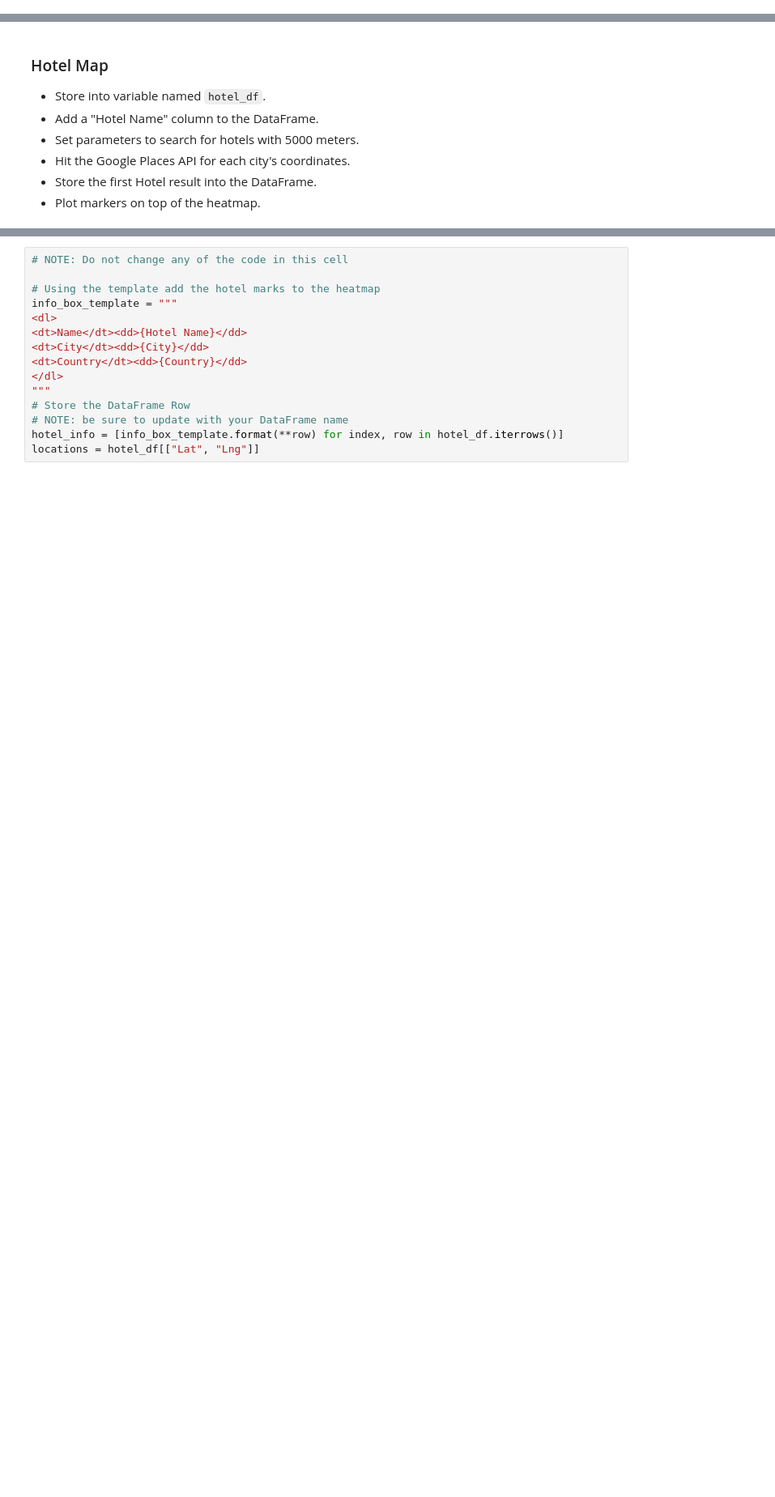
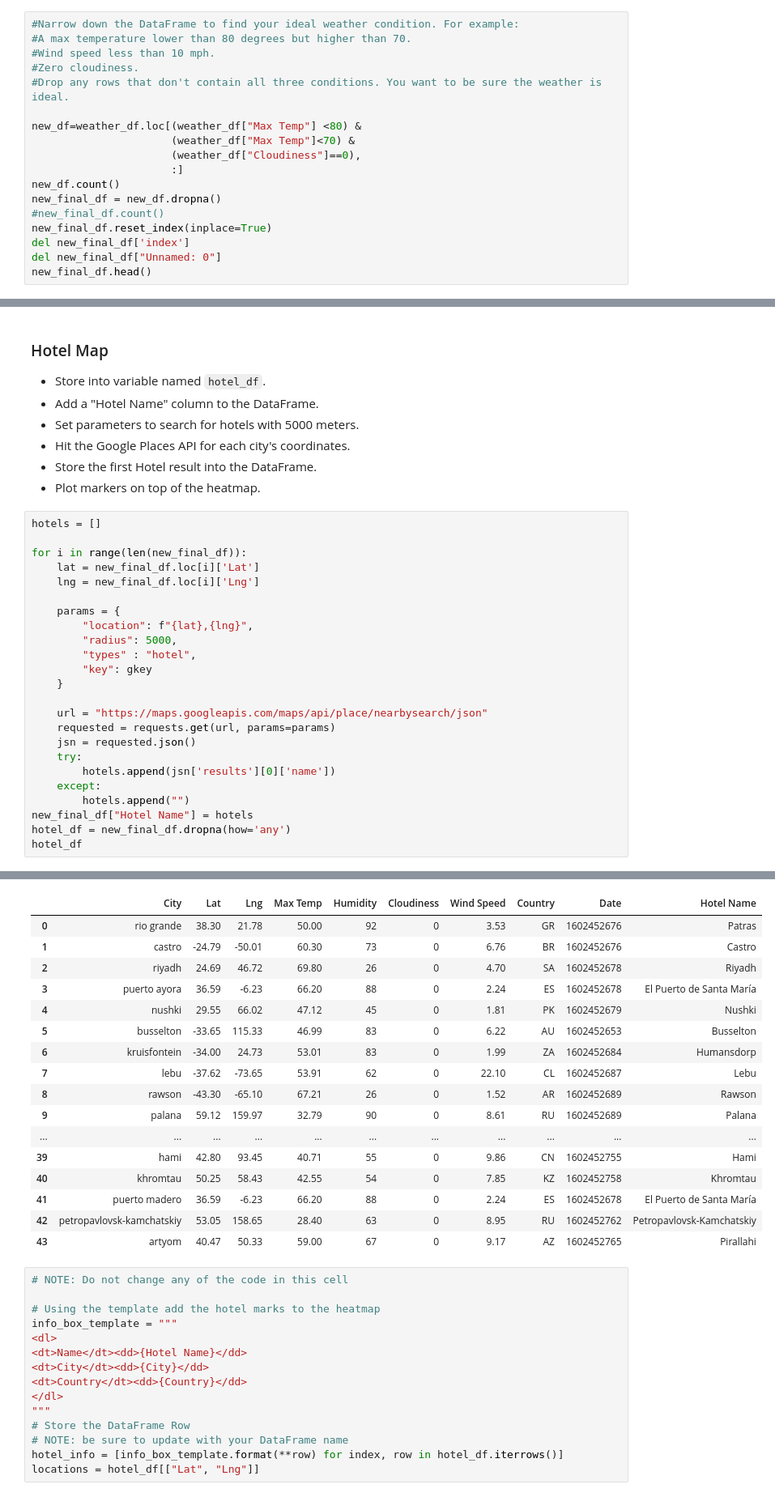
Before and after one commit to mizgutdina/python-api-challenge, a Jupyter notebook: VacationPy/VacationPy.ipynb, the cells around one changed output, grey strips where cells are left out. Shown at 81% size. Drawn from its saved outputs; the diff is of its cells as text; blank space fills up the shorter version.

```diff
--- a/VacationPy/VacationPy.ipynb
+++ b/VacationPy/VacationPy.ipynb
@@ -60,3 +64,21 @@ fig
 ### Create new DataFrame fitting weather criteria
 * Narrow down the cities to fit weather conditions.
 * Drop any rows will null values.
+# %%
+#Narrow down the DataFrame to find your ideal weather condition. For example:
+#A max temperature lower than 80 degrees but higher than 70.
+#Wind speed less than 10 mph.
+#Zero cloudiness.
+#Drop any rows that don't contain all three conditions. You want to be sure the weather is ideal.
+
+new_df=weather_df.loc[(weather_df["Max Temp"] <80) &
+                      (weather_df["Max Temp"]<70) &
+                      (weather_df["Cloudiness"]==0),
+                      :]
+new_df.count()
+new_final_df = new_df.dropna()
+#new_final_df.count()
+new_final_df.reset_index(inplace=True)
+del new_final_df['index']
+del new_final_df["Unnamed: 0"]
+new_final_df.head()
@@ -68,3 +97,28 @@ fig
 * Hit the Google Places API for each city's coordinates.
 * Store the first Hotel result into the DataFrame.
 * Plot markers on top of the heatmap.
+# %%
+hotels = []
+
+for i in range(len(new_final_df)):
+    lat = new_final_df.loc[i]['Lat']
+    lng = new_final_df.loc[i]['Lng']
+
+    params = {
+        "location": f"{lat},{lng}",
+        "radius": 5000,
+        "types" : "hotel",
+        "key": gkey
+    }
+
+    url = "https://maps.googleapis.com/maps/api/place/nearbysearch/json"
+    requested = requests.get(url, params=params)
+    jsn = requested.json()
+    try:
+        hotels.append(jsn['results'][0]['name'])
+    except:
+        hotels.append("")
+new_final_df["Hotel Name"] = hotels
+hotel_df = new_final_df.dropna(how='any')
+hotel_df
+# %% [output]
@@ -71,3 +129,20 @@ fig
+|  | City | Lat | Lng | Max Temp | Humidity | Cloudiness | Wind Speed | Country | Date | Hotel Name |
+| 0 | rio grande | 38.30 | 21.78 | 50.00 | 92 | 0 | 3.53 | GR | 1602452676 | Patras |
+| 1 | castro | -24.79 | -50.01 | 60.30 | 73 | 0 | 6.76 | BR | 1602452676 | Castro |
+| 2 | riyadh | 24.69 | 46.72 | 69.80 | 26 | 0 | 4.70 | SA | 1602452678 | Riyadh |
+| 3 | puerto ayora | 36.59 | -6.23 | 66.20 | 88 | 0 | 2.24 | ES | 1602452678 | El Puerto de Santa María |
+| 4 | nushki | 29.55 | 66.02 | 47.12 | 45 | 0 | 1.81 | PK | 1602452679 | Nushki |
+| 5 | busselton | -33.65 | 115.33 | 46.99 | 83 | 0 | 6.22 | AU | 1602452653 | Busselton |
+| 6 | kruisfontein | -34.00 | 24.73 | 53.01 | 83 | 0 | 1.99 | ZA | 1602452684 | Humansdorp |
+| 7 | lebu | -37.62 | -73.65 | 53.91 | 62 | 0 | 22.10 | CL | 1602452687 | Lebu |
+| 8 | rawson | -43.30 | -65.10 | 67.21 | 26 | 0 | 1.52 | AR | 1602452689 | Rawson |
+| 9 | palana | 59.12 | 159.97 | 32.79 | 90 | 0 | 8.61 | RU | 1602452689 | Palana |
+| ... | ... | ... | ... | ... | ... | ... | ... | ... | ... | ... |
+| 39 | hami | 42.80 | 93.45 | 40.71 | 55 | 0 | 9.86 | CN | 1602452755 | Hami |
+| 40 | khromtau | 50.25 | 58.43 | 42.55 | 54 | 0 | 7.85 | KZ | 1602452758 | Khromtau |
+| 41 | puerto madero | 36.59 | -6.23 | 66.20 | 88 | 0 | 2.24 | ES | 1602452678 | El Puerto de Santa María |
+| 42 | petropavlovsk-kamchatskiy | 53.05 | 158.65 | 28.40 | 63 | 0 | 8.95 | RU | 1602452762 | Petropavlovsk-Kamchatskiy |
+| 43 | artyom | 40.47 | 50.33 | 59.00 | 67 | 0 | 9.17 | AZ | 1602452765 | Pirallahi |
 # %%
 # NOTE: Do not change any of the code in this cell
 
```
Also changed, not shown: parts of 4 cells of this notebook, 3 other files.
